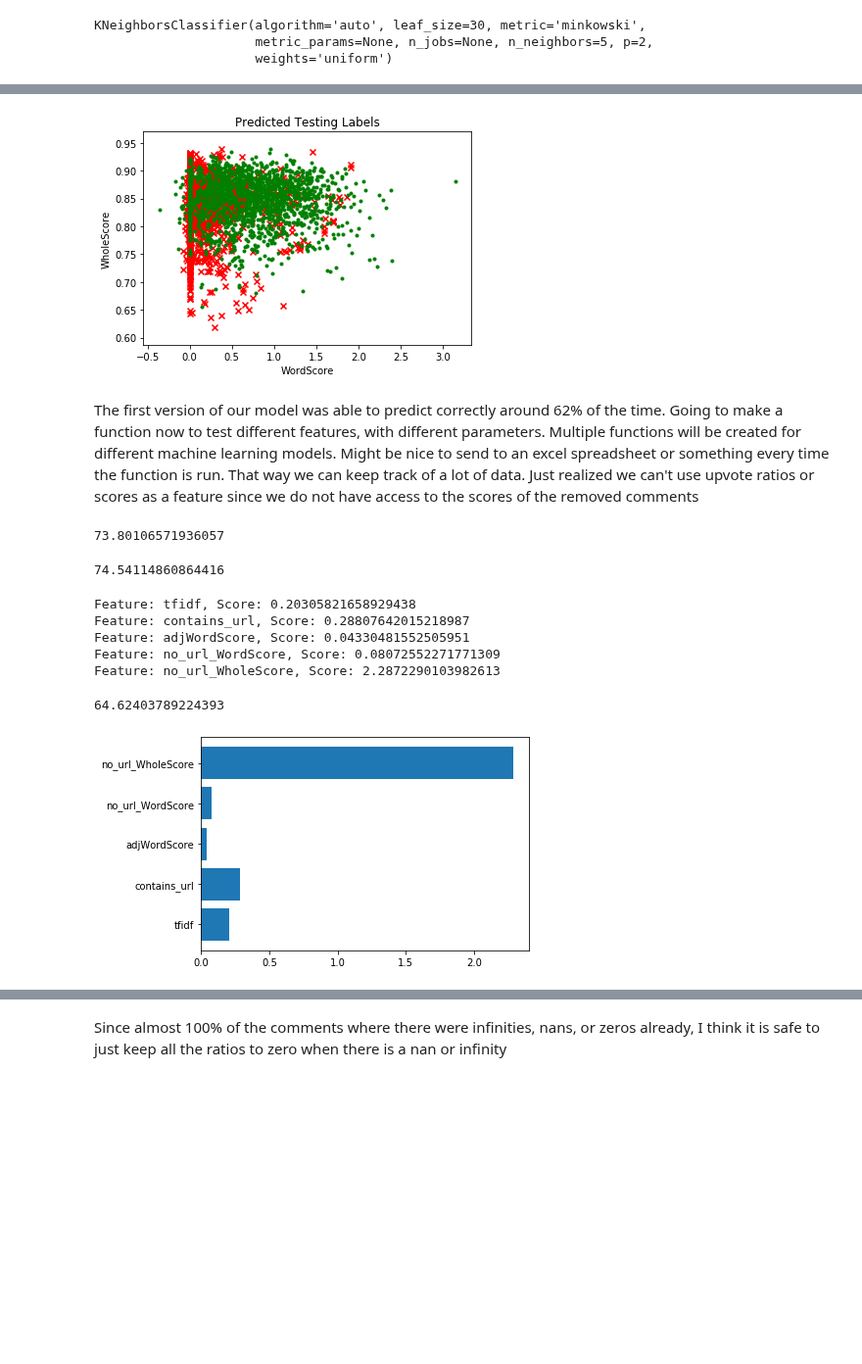
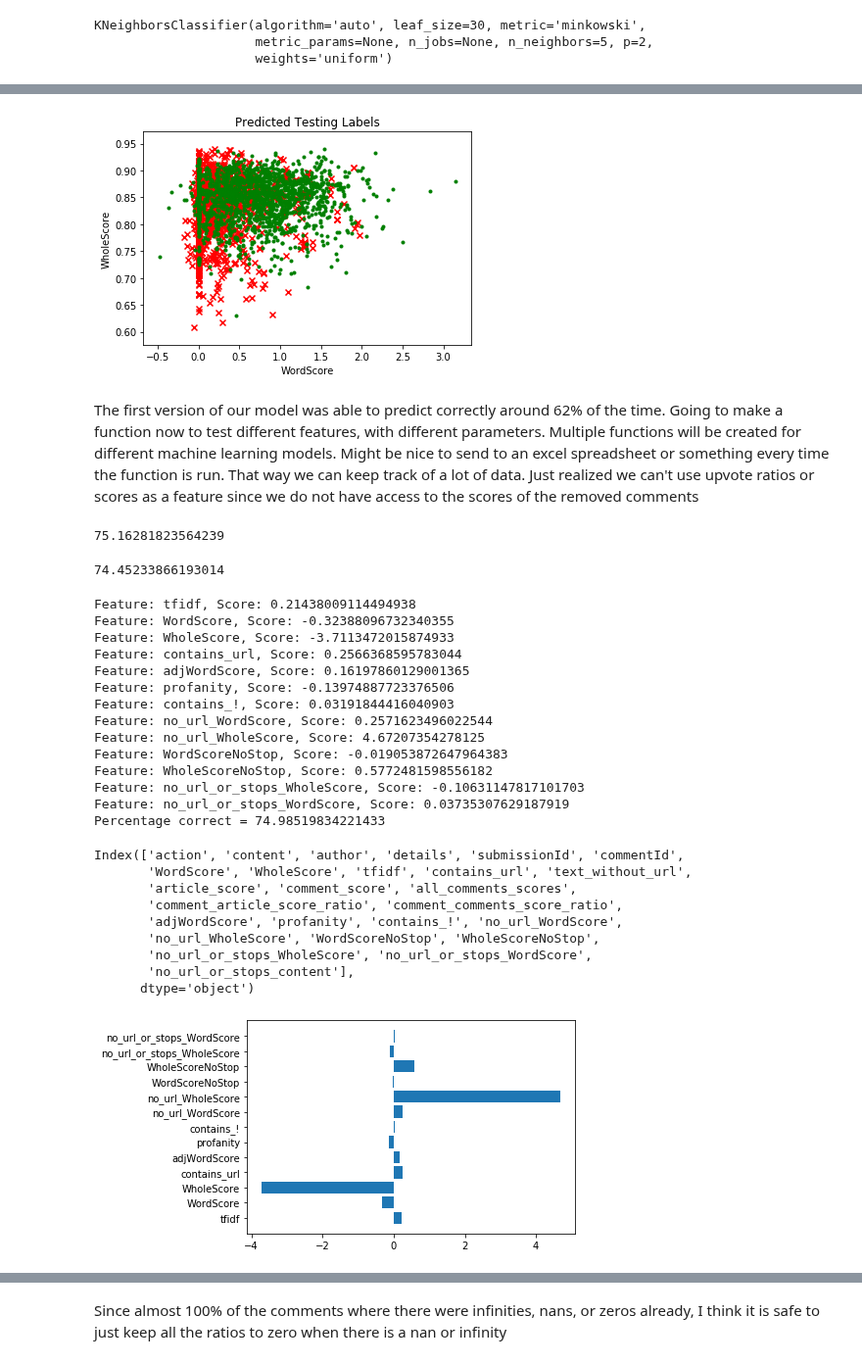
Before and after one commit to mcatalano26/cmps-cap, a Jupyter notebook: MachineLearning.ipynb, the cells around one changed output, grey strips where cells are left out. Shown at 98% size. Drawn from its saved outputs; the diff is of its cells as text; code cells hidden in the pictures; blank space fills up the shorter version.

```diff
--- a/MachineLearning.ipynb
+++ b/MachineLearning.ipynb
@@ -45,7 +45,6 @@ print(reddit.user.me())
 mattcat26
 # %%
 comments_df = pd.read_csv('files/compiled_comments_2_25_2021.csv')
-comments_df = comments_df.drop(columns=['Unnamed: 0'])
 comments_df
 # %% [output]
 |  | action | content | author | details | submissionId | commentId | WordScore | WholeScore | tfidf | ... |
@@ -63,5 +62,5 @@ comments_df
 10236 rows × 26 columns
 # %%
-comments_df = comments_df.replace({'action': {'removecomment': 0, 'approvecomment': 0, np.nan: 1}})
+# comments_df = comments_df.replace({'action': {'removecomment': 0, 'approvecomment': 0, np.nan: 1}})
 # %%
-comments_df['action'] = comments_df['action'].astype('bool')
+# comments_df['action'] = comments_df['action'].astype('bool')
@@ -143,7 +128,7 @@ plotting(X_test, y_test, True)
 # %%
 plotting(X_test, y_val, False)
 # %% [output]
-[figure, old version]
+[figure, new version]
 # %% [markdown]
 The first version of our model was able to predict correctly around 62% of the time. Going to make a function now to test different features, with different parameters. Multiple functions will be created for different machine learning models. Might be nice to send to an excel spreadsheet or something every time the function is run. That way we can keep track of a lot of data. Just realized we can't use upvote ratios or scores as a feature since we do not have access to the scores of the removed
 comments
@@ -190,7 +175,7 @@ def K_nearest_neighbors_func(df, feature_list, target_name, test_size, number_ne
 features = ['WordScore', 'WholeScore', 'tfidf', 'contains_url', 'adjWordScore', 'profanity', 'contains_!', 'no_url_WordScore', 'no_url_WholeScore', 'WordScoreNoStop', 'WholeScoreNoStop']
 K_nearest_neighbors_func(comments_df, features, 'action', 0.33, 5)
 # %% [output]
-73.80106571936057
+75.16281823564239
 # %%
 def ridge_class_func(df, feature_list, target_name, test_size):
     #set up training and testing split
@@ -215,7 +200,7 @@ def ridge_class_func(df, feature_list, target_name, test_size):
 features = ['WordScore', 'WholeScore', 'tfidf', 'contains_url', 'adjWordScore', 'profanity', 'contains_!', 'no_url_WordScore', 'no_url_WholeScore', 'WordScoreNoStop', 'WholeScoreNoStop']
 ridge_class_func(comments_df, features, 'action', 0.33)
 # %% [output]
-74.54114860864416
+74.45233866193014
 # %%
 #input dataframe, feature list, target name, test size, alpha (regularization strength as a positive float...the bigger
 #the number, the more regularized...default is 1), and threshold (this will determine the difference between a good
@@ -230,40 +215,58 @@ def ridge_reg_func(df, feature_list, target_name, test_size, alpha, threshold):
 
     #Predict with ridge regression on testing set
     y_val = clf.predict(X_test)
 
     #Convert the values
     y_val = (y_val>=threshold)
 
     #report the correct percentage of predictions
     percentage = determine_accuracy(y_test, y_val)
 
     #Determine feature importance
     importance = clf.coef_
     importance_list = []
     for i, v in enumerate(importance):
         importance_list.append([feature_list[i], v])
         print('Feature: ' + feature_list[i] + ', Score: ' + str(v))
 
     barh(features, importance)
 
     #Send data to csv to keep track of data
     data = [[feature_list, test_size, alpha, threshold, importance_list, percentage]]
     return_df = pd.DataFrame(data, columns = ['features', 'test size', 'alpha', 'threshold', 'importance scores', 'percent_correct'])
     return_df.to_csv('files/ML_Results/RidgeRegression_Results.csv', mode='a', header=False, index=False)
 
     return percentage
 
 
 
-features = ['tfidf', 'contains_url', 'adjWordScore', 'no_url_WordScore', 'no_url_WholeScore']
-ridge_reg_func(comments_df, features, 'action', 0.33, 1.0, 0.75)
+features = ['tfidf', 'WordScore', 'WholeScore', 'contains_url', 'adjWordScore', 'profanity', 'contains_!', 'no_url_WordScore', 'no_url_WholeScore', 'WordScoreNoStop', 'WholeScoreNoStop', 'no_url_or_stops_WholeScore', 'no_url_or_stops_WordScore']
+perc = ridge_reg_func(comments_df, features, 'action', 0.33, 1.0, 0.5)
 
-# comments_df = comments_df.replace({'action': {'removecomment': 0, 'approvecomment': 0, np.nan: 1}})
+print("Percentage correct = " + str(perc))
+comments_df.columns
 # %% [output]
-Feature: tfidf, Score: 0.20305821658929438
-Feature: contains_url, Score: 0.28807642015218987
-Feature: adjWordScore, Score: 0.04330481552505951
-Feature: no_url_WordScore, Score: 0.08072552271771309
-Feature: no_url_WholeScore, Score: 2.2872290103982613
+Feature: tfidf, Score: 0.21438009114494938
+Feature: WordScore, Score: -0.32388096732340355
+Feature: WholeScore, Score: -3.7113472015874933
+Feature: contains_url, Score: 0.2566368595783044
+Feature: adjWordScore, Score: 0.16197860129001365
+Feature: profanity, Score: -0.13974887723376506
+Feature: contains_!, Score: 0.03191844416040903
+Feature: no_url_WordScore, Score: 0.2571623496022544
+Feature: no_url_WholeScore, Score: 4.67207354278125
+Feature: WordScoreNoStop, Score: -0.019053872647964383
+Feature: WholeScoreNoStop, Score: 0.5772481598556182
+Feature: no_url_or_stops_WholeScore, Score: -0.10631147817101703
+Feature: no_url_or_stops_WordScore, Score: 0.03735307629187919
+Percentage correct = 74.98519834221433
-64.62403789224393
+Index(['action', 'content', 'author', 'details', 'submissionId', 'commentId',
+       'WordScore', 'WholeScore', 'tfidf', 'contains_url', 'text_without_url',
+       'article_score', 'comment_score', 'all_comments_scores',
+       'comment_article_score_ratio', 'comment_comments_score_ratio',
+       'adjWordScore', 'profanity', 'contains_!', 'no_url_WordScore',
+       'no_url_WholeScore', 'WordScoreNoStop', 'WholeScoreNoStop',
+       'no_url_or_stops_WholeScore', 'no_url_or_stops_WordScore',
+       'no_url_or_stops_content'],
+      dtype='object')
-[figure, old version]
+[figure, new version]
```
Also changed, not shown: parts of 12 cells of this notebook, 5 other files.
